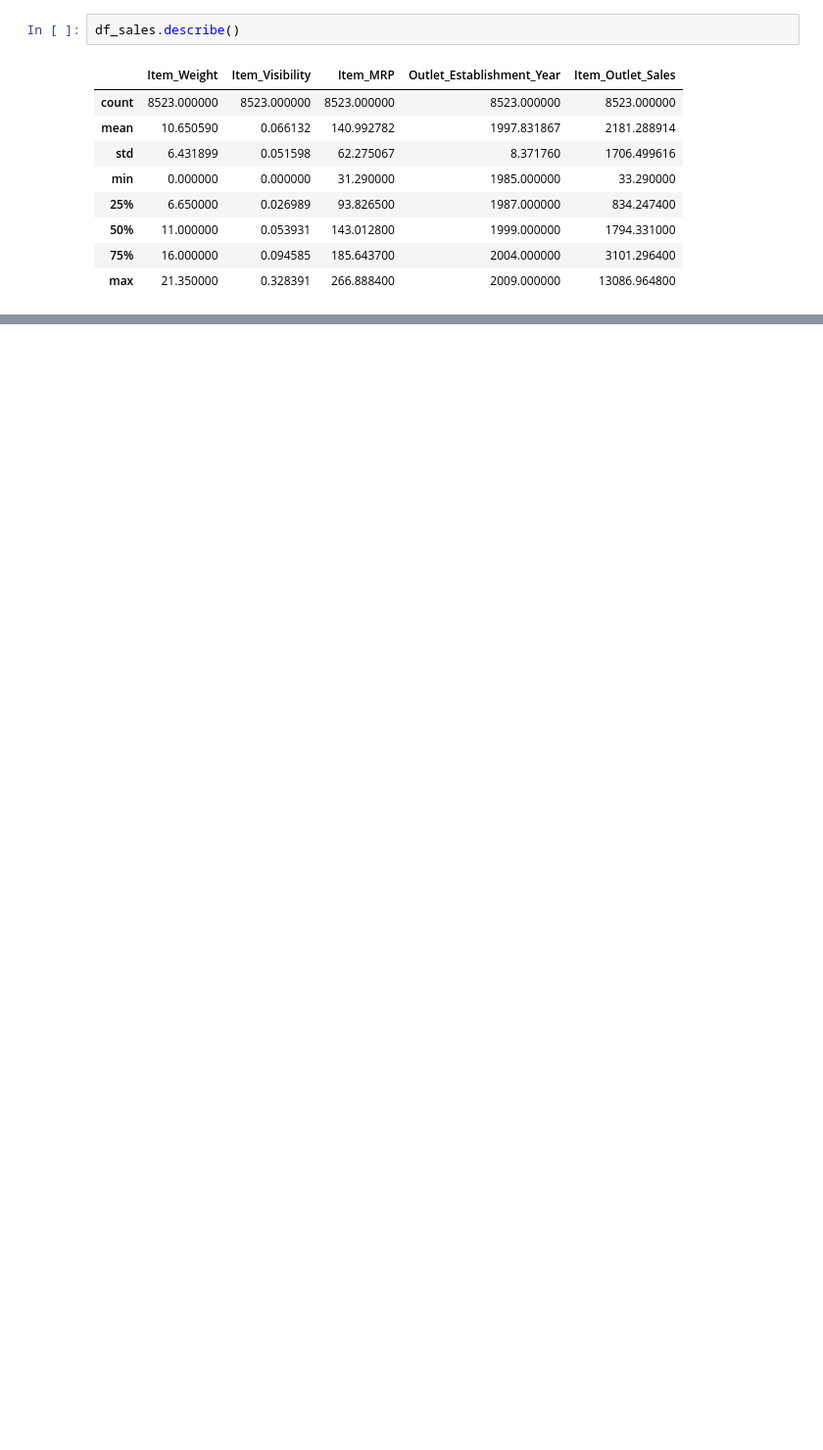
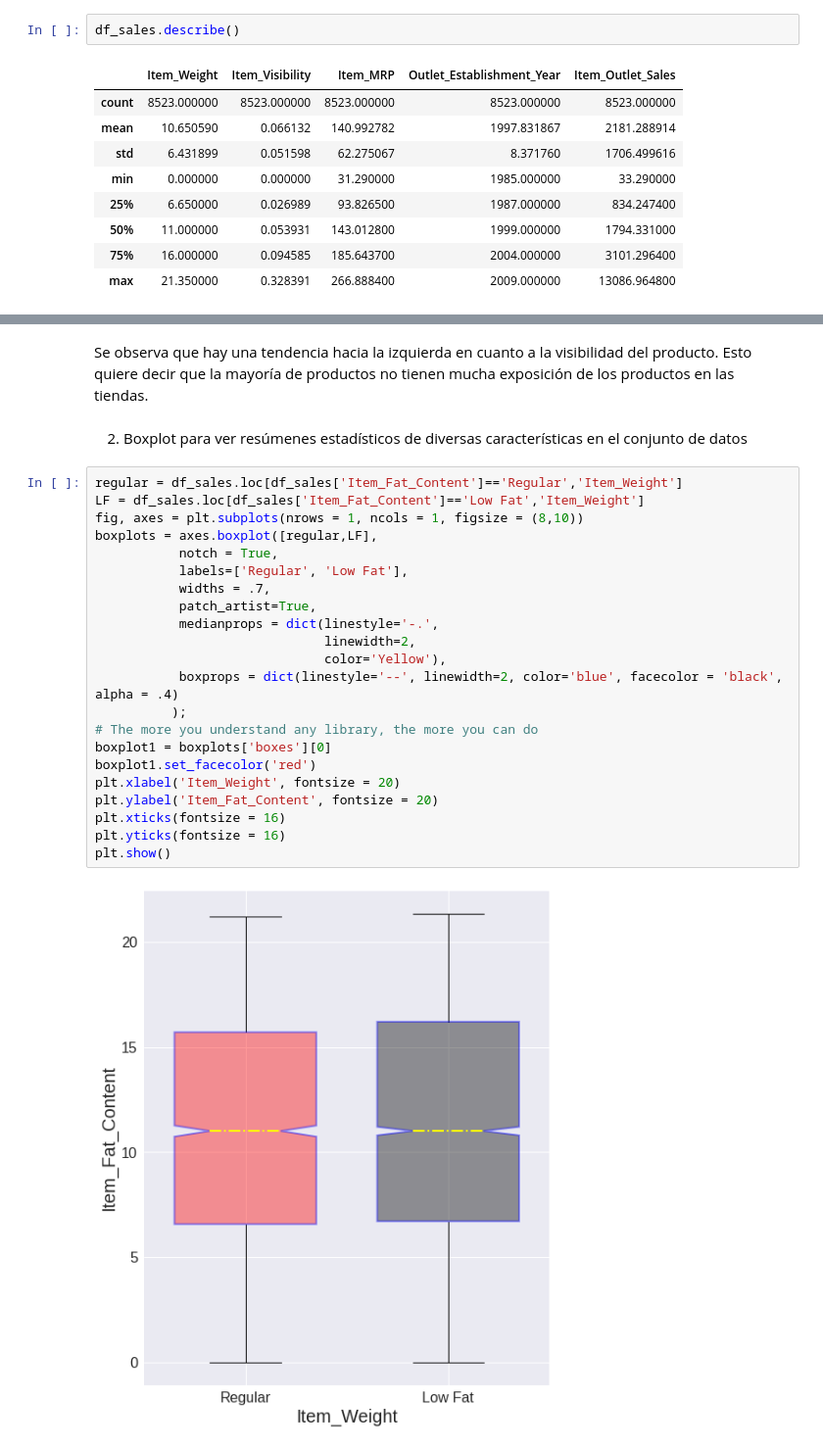
Before and after one commit to Dannais/Sales-Predictions, a Jupyter notebook: Sales_Predictions.ipynb, the cells around one changed output, grey strips where cells are left out. Shown at 98% size. Cells and saved outputs as stored; diff of their text form; blank space fills up the shorter version.

```diff
--- a/Sales_Predictions.ipynb
+++ b/Sales_Predictions.ipynb
@@ -219,0 +237,28 @@ df_sales.describe()
+# %% [markdown]
+Se observa que hay una tendencia hacia la izquierda en cuanto a la visibilidad del producto. Esto quiere decir que la mayoría de productos no tienen mucha exposición de los productos en las tiendas.
+# %% [markdown]
+2. Boxplot para ver resúmenes estadísticos de diversas características en el conjunto de datos
+# %%
+regular = df_sales.loc[df_sales['Item_Fat_Content']=='Regular','Item_Weight']
+LF = df_sales.loc[df_sales['Item_Fat_Content']=='Low Fat','Item_Weight']
+fig, axes = plt.subplots(nrows = 1, ncols = 1, figsize = (8,10))
+boxplots = axes.boxplot([regular,LF],
+           notch = True,
+           labels=['Regular', 'Low Fat'],
+           widths = .7,
+           patch_artist=True,
+           medianprops = dict(linestyle='-.',
+                              linewidth=2,
+                              color='Yellow'),
+           boxprops = dict(linestyle='--', linewidth=2, color='blue', facecolor = 'black', alpha = .4)
+          );
+# The more you understand any library, the more you can do
+boxplot1 = boxplots['boxes'][0]
+boxplot1.set_facecolor('red')
+plt.xlabel('Item_Weight', fontsize = 20)
+plt.ylabel('Item_Fat_Content', fontsize = 20)
+plt.xticks(fontsize = 16)
+plt.yticks(fontsize = 16)
+plt.show()
+# %% [output]
+[figure, added]
```
Also changed, not shown: parts of 13 cells of this notebook.
